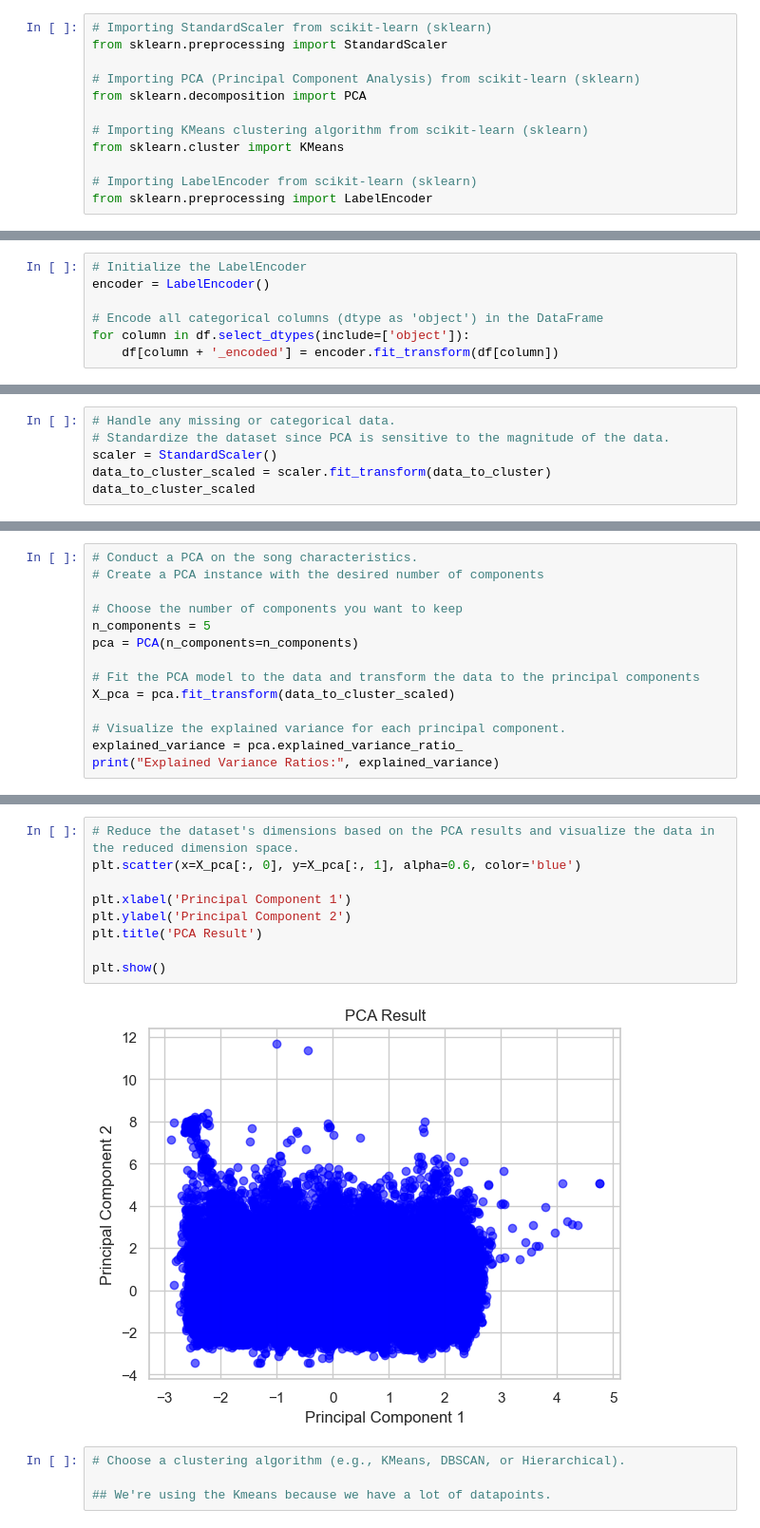
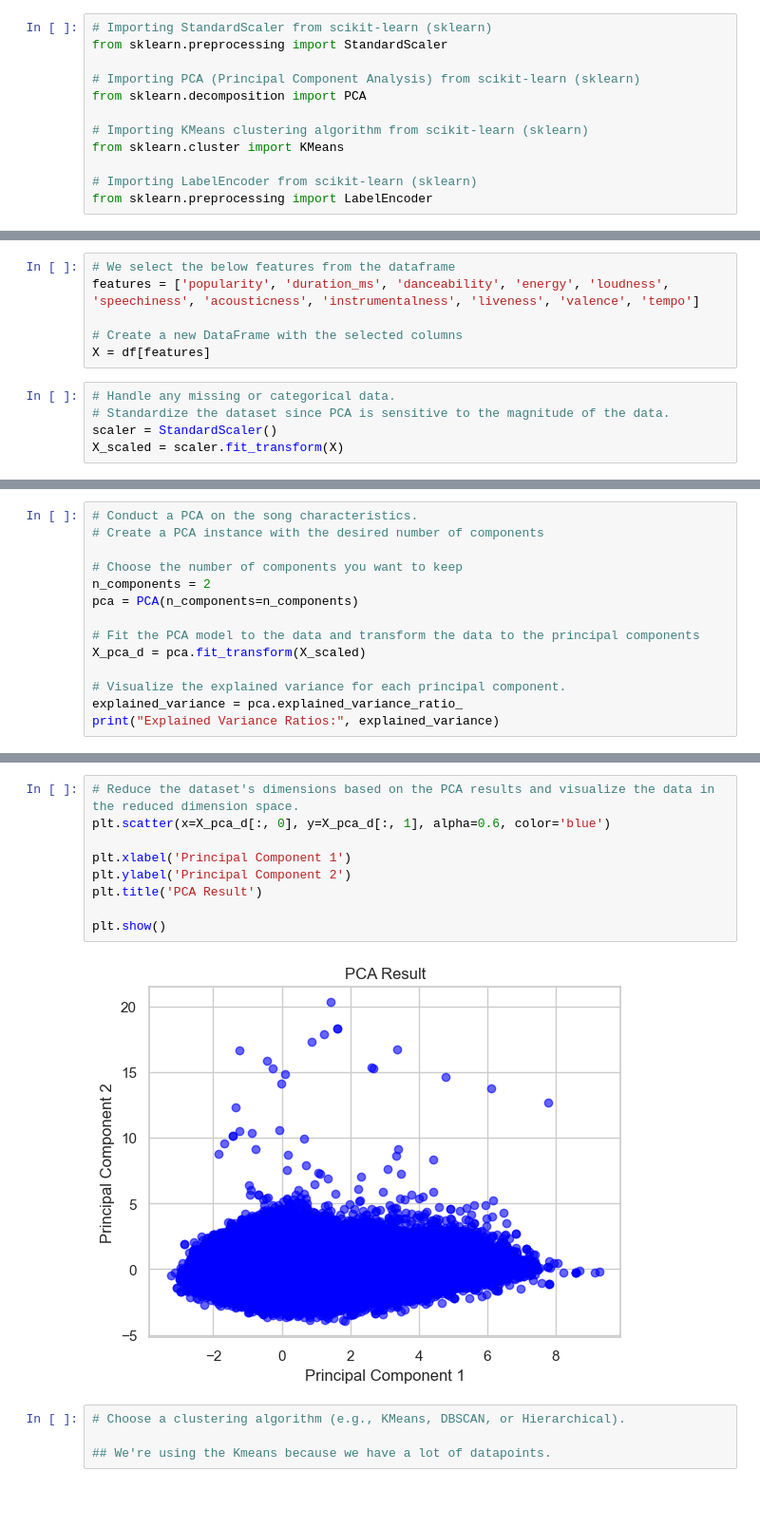
Before and after one commit to tobiasmj97/M1_assignment_recommender-app_group_5, a Jupyter notebook: M1_Assignement_UML.ipynb, the cells around one changed output, grey strips where cells are left out. Shown at 95% size. Drawn from its saved outputs; the diff is of its cells as text; blank space fills up the shorter version.

```diff
--- a/M1_Assignement_UML.ipynb
+++ b/M1_Assignement_UML.ipynb
@@ -570,7 +737,0 @@ for column in df.columns:
-# %%
-# Initialize the LabelEncoder
-encoder = LabelEncoder()
-
-# Encode all categorical columns (dtype as 'object') in the DataFrame
-for column in df.select_dtypes(include=['object']):
-    df[column + '_encoded'] = encoder.fit_transform(df[column])
@@ -620,6 +826,11 @@ data_to_cluster.head()
+# %%
+# We select the below features from the dataframe
+features = ['popularity', 'duration_ms', 'danceability', 'energy', 'loudness', 'speechiness', 'acousticness', 'instrumentalness', 'liveness', 'valence', 'tempo']
+
+# Create a new DataFrame with the selected columns
+X = df[features]
 # %%
 # Handle any missing or categorical data.
 # Standardize the dataset since PCA is sensitive to the magnitude of the data.
 scaler = StandardScaler()
-data_to_cluster_scaled = scaler.fit_transform(data_to_cluster)
-data_to_cluster_scaled
+X_scaled = scaler.fit_transform(X)
@@ -652,11 +858,11 @@ pd.DataFrame(data_to_cluster_scaled, columns=data_to_cluster.columns).head()
 # Create a PCA instance with the desired number of components
 
 # Choose the number of components you want to keep
-n_components = 5
+n_components = 2
 pca = PCA(n_components=n_components)
 
 # Fit the PCA model to the data and transform the data to the principal components
-X_pca = pca.fit_transform(data_to_cluster_scaled)
+X_pca_d = pca.fit_transform(X_scaled)
 
 # Visualize the explained variance for each principal component.
 explained_variance = pca.explained_variance_ratio_
@@ -666,14 +872,14 @@ Explained Variance Ratios: [0.14431369 0.12711084 0.09562459 0.09135989 0.075402
 # %%
 # Reduce the dataset's dimensions based on the PCA results and visualize the data in the reduced dimension space.
-plt.scatter(x=X_pca[:, 0], y=X_pca[:, 1], alpha=0.6, color='blue')
+plt.scatter(x=X_pca_d[:, 0], y=X_pca_d[:, 1], alpha=0.6, color='blue')
 
 plt.xlabel('Principal Component 1')
 plt.ylabel('Principal Component 2')
 plt.title('PCA Result')
 
 plt.show()
 # %% [output]
-[figure, old version]
+[figure, new version]
 # %%
 # Choose a clustering algorithm (e.g., KMeans, DBSCAN, or Hierarchical).
 
```
Also changed, not shown: parts of 115 cells of this notebook, 2 other files.
